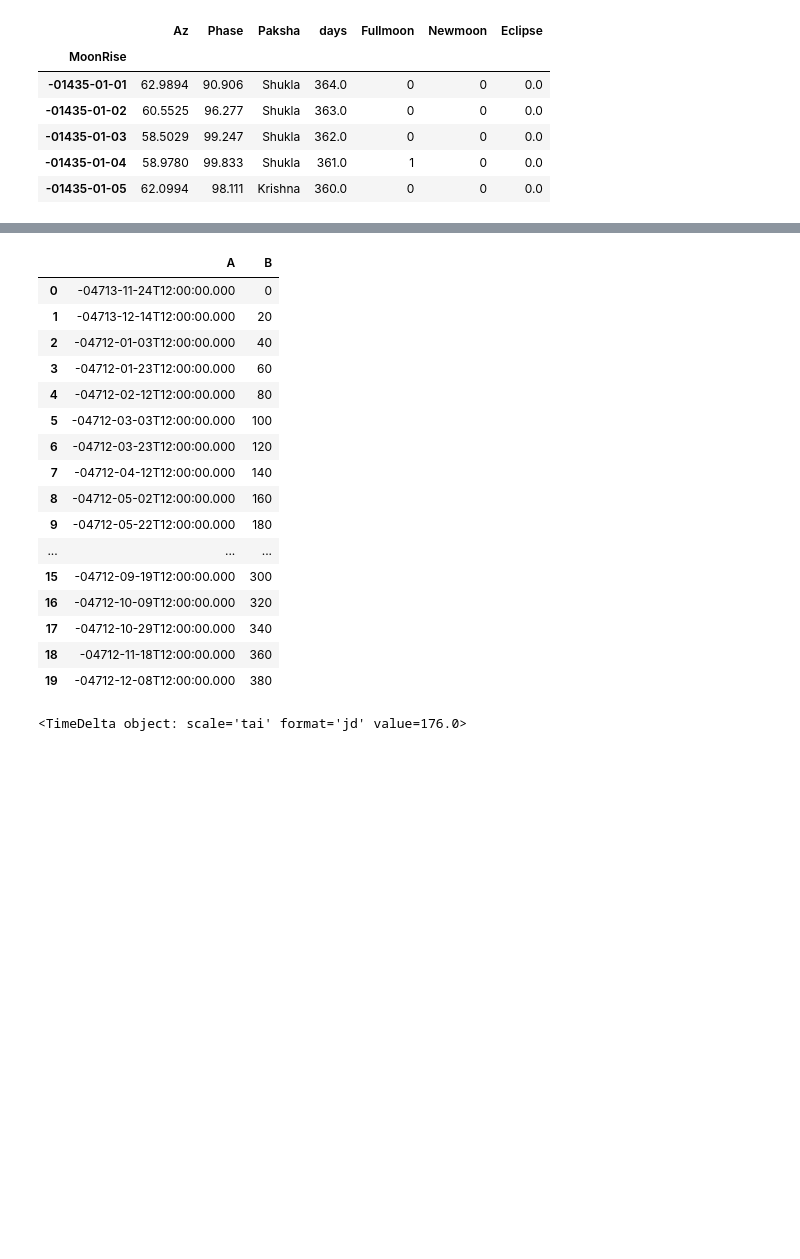
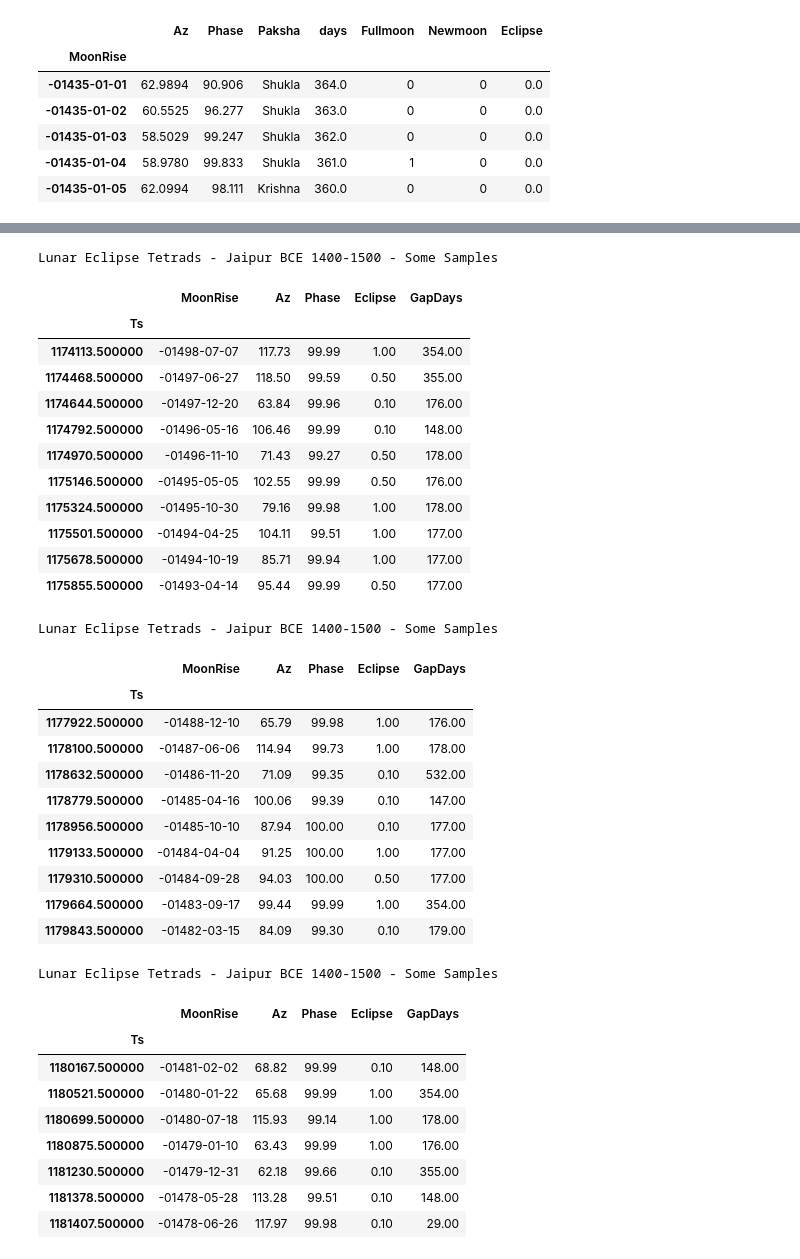
Before and after one commit to suchakr/cahc-utils, a Jupyter notebook: jyotisha/darsha_poornamasa/lunar_standstills.ipynb, the cells around one changed output, grey strips where cells are left out. Saved outputs shown, nothing was run; the diff lists cells and outputs as text; code cells hidden in the pictures; blank space fills up the shorter version.

```diff
--- a/jyotisha/darsha_poornamasa/lunar_standstills.ipynb
+++ b/jyotisha/darsha_poornamasa/lunar_standstills.ipynb
@@ -248,14 +256,14 @@ df.head()
 # %%
-xdf = df[df.Eclipse > 0]
+import warnings
+# ignore all future warnings
+warnings.simplefilter(action='ignore')#, category=FutureWarning)
+
+xdf = df[df.Eclipse > 0].copy()
 xdf.loc[:,'Ts'] = [Time(d, format='fits').jd for d in xdf.MoonRise]#.diff()
 xdf.loc[:,'Ts1'] = [Time(d, format='fits').jd for d in xdf.MoonRise]
 xdf=xdf.set_index('Ts').sort_index()
 xdf.Ts1 = xdf.Ts1.diff()
-
-#Ts.drop([0], inplace=True)
 xdf.drop( xdf.index[0], inplace=True)
-#xdf = xdf.set_index('MoonRise')
-#xdf['Ts'] = Ts
 # %%
 block_size=6
 tetrads = [ False for z in range (0, xdf.shape[0])]
@@ -356,24 +280,43 @@ WARNING: ErfaWarning: ERFA function "d2dtf" yielded 1 of "dubious year (Note 5)"
-# %%
-pd.DataFrame ( {'A': [ Time( d, format='jd').fits for d in range(0,400,20)] , 'B' : range(0,400,20) })
-# %% [output]
-|  | A | B |
-| 0 | -04713-11-24T12:00:00.000 | 0 |
-| 1 | -04713-12-14T12:00:00.000 | 20 |
-| 2 | -04712-01-03T12:00:00.000 | 40 |
-| 3 | -04712-01-23T12:00:00.000 | 60 |
-| 4 | -04712-02-12T12:00:00.000 | 80 |
-| 5 | -04712-03-03T12:00:00.000 | 100 |
-| 6 | -04712-03-23T12:00:00.000 | 120 |
-| 7 | -04712-04-12T12:00:00.000 | 140 |
-| 8 | -04712-05-02T12:00:00.000 | 160 |
-| 9 | -04712-05-22T12:00:00.000 | 180 |
-| ... | ... | ... |
-| 15 | -04712-09-19T12:00:00.000 | 300 |
-| 16 | -04712-10-09T12:00:00.000 | 320 |
-| 17 | -04712-10-29T12:00:00.000 | 340 |
-| 18 | -04712-11-18T12:00:00.000 | 360 |
-| 19 | -04712-12-08T12:00:00.000 | 380 |
-# %%
-Time('-01441-06-07', format='fits')  - Time('-01442-12-13', format='fits')
-# %% [output]
-<TimeDelta object: scale='tai' format='jd' value=176.0>
+# %%
+tdf = xdf.loc [: ,['MoonRise','Az', 'Phase', 'Eclipse', 'Ts1']]
+tdf=tdf.rename(columns={'Ts1':'GapDays'})
+tdf.iloc[0:10]
+display( tdf.iloc[0:10].style.set_caption("Lunar Eclipse Tetrads - Jaipur BCE 1400-1500 - Some Samples").format(precision=2) )
+display( tdf.iloc[18:27].style.set_caption("Lunar Eclipse Tetrads - Jaipur BCE 1400-1500 - Some Samples").format(precision=2) )
+display( tdf.iloc[28:28+7].style.set_caption("Lunar Eclipse Tetrads - Jaipur BCE 1400-1500 - Some Samples").format(precision=2) )
+# %% [output]
+Lunar Eclipse Tetrads - Jaipur BCE 1400-1500 - Some Samples
+|  | MoonRise | Az | Phase | Eclipse | GapDays |
+| Ts |  |  |  |  |  |
+| 1174113.500000 | -01498-07-07 | 117.73 | 99.99 | 1.00 | 354.00 |
+| 1174468.500000 | -01497-06-27 | 118.50 | 99.59 | 0.50 | 355.00 |
+| 1174644.500000 | -01497-12-20 | 63.84 | 99.96 | 0.10 | 176.00 |
+| 1174792.500000 | -01496-05-16 | 106.46 | 99.99 | 0.10 | 148.00 |
+| 1174970.500000 | -01496-11-10 | 71.43 | 99.27 | 0.50 | 178.00 |
+| 1175146.500000 | -01495-05-05 | 102.55 | 99.99 | 0.50 | 176.00 |
+| 1175324.500000 | -01495-10-30 | 79.16 | 99.98 | 1.00 | 178.00 |
+| 1175501.500000 | -01494-04-25 | 104.11 | 99.51 | 1.00 | 177.00 |
+| 1175678.500000 | -01494-10-19 | 85.71 | 99.94 | 1.00 | 177.00 |
+| 1175855.500000 | -01493-04-14 | 95.44 | 99.99 | 0.50 | 177.00 |
+Lunar Eclipse Tetrads - Jaipur BCE 1400-1500 - Some Samples
+|  | MoonRise | Az | Phase | Eclipse | GapDays |
+| Ts |  |  |  |  |  |
+| 1177922.500000 | -01488-12-10 | 65.79 | 99.98 | 1.00 | 176.00 |
+| 1178100.500000 | -01487-06-06 | 114.94 | 99.73 | 1.00 | 178.00 |
+| 1178632.500000 | -01486-11-20 | 71.09 | 99.35 | 0.10 | 532.00 |
+| 1178779.500000 | -01485-04-16 | 100.06 | 99.39 | 0.10 | 147.00 |
+| 1178956.500000 | -01485-10-10 | 87.94 | 100.00 | 0.10 | 177.00 |
+| 1179133.500000 | -01484-04-04 | 91.25 | 100.00 | 1.00 | 177.00 |
+| 1179310.500000 | -01484-09-28 | 94.03 | 100.00 | 0.50 | 177.00 |
+| 1179664.500000 | -01483-09-17 | 99.44 | 99.99 | 1.00 | 354.00 |
+| 1179843.500000 | -01482-03-15 | 84.09 | 99.30 | 0.10 | 179.00 |
+Lunar Eclipse Tetrads - Jaipur BCE 1400-1500 - Some Samples
+|  | MoonRise | Az | Phase | Eclipse | GapDays |
+| Ts |  |  |  |  |  |
+| 1180167.500000 | -01481-02-02 | 68.82 | 99.99 | 0.10 | 148.00 |
+| 1180521.500000 | -01480-01-22 | 65.68 | 99.99 | 1.00 | 354.00 |
+| 1180699.500000 | -01480-07-18 | 115.93 | 99.14 | 1.00 | 178.00 |
+| 1180875.500000 | -01479-01-10 | 63.43 | 99.99 | 1.00 | 176.00 |
+| 1181230.500000 | -01479-12-31 | 62.18 | 99.66 | 0.10 | 355.00 |
+| 1181378.500000 | -01478-05-28 | 113.28 | 99.51 | 0.10 | 148.00 |
+| 1181407.500000 | -01478-06-26 | 117.97 | 99.98 | 0.10 | 29.00 |
```
Also changed, not shown: parts of 15 cells of this notebook, 20 other files.
